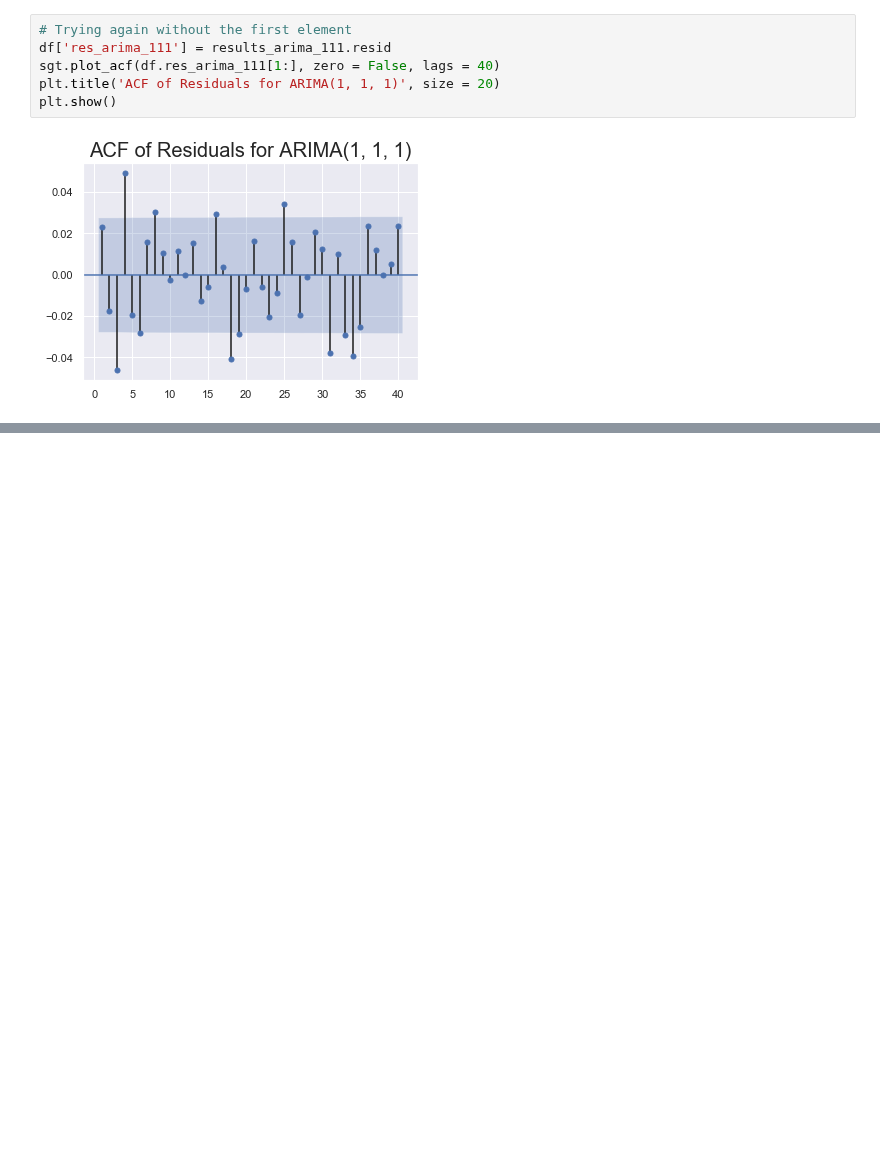
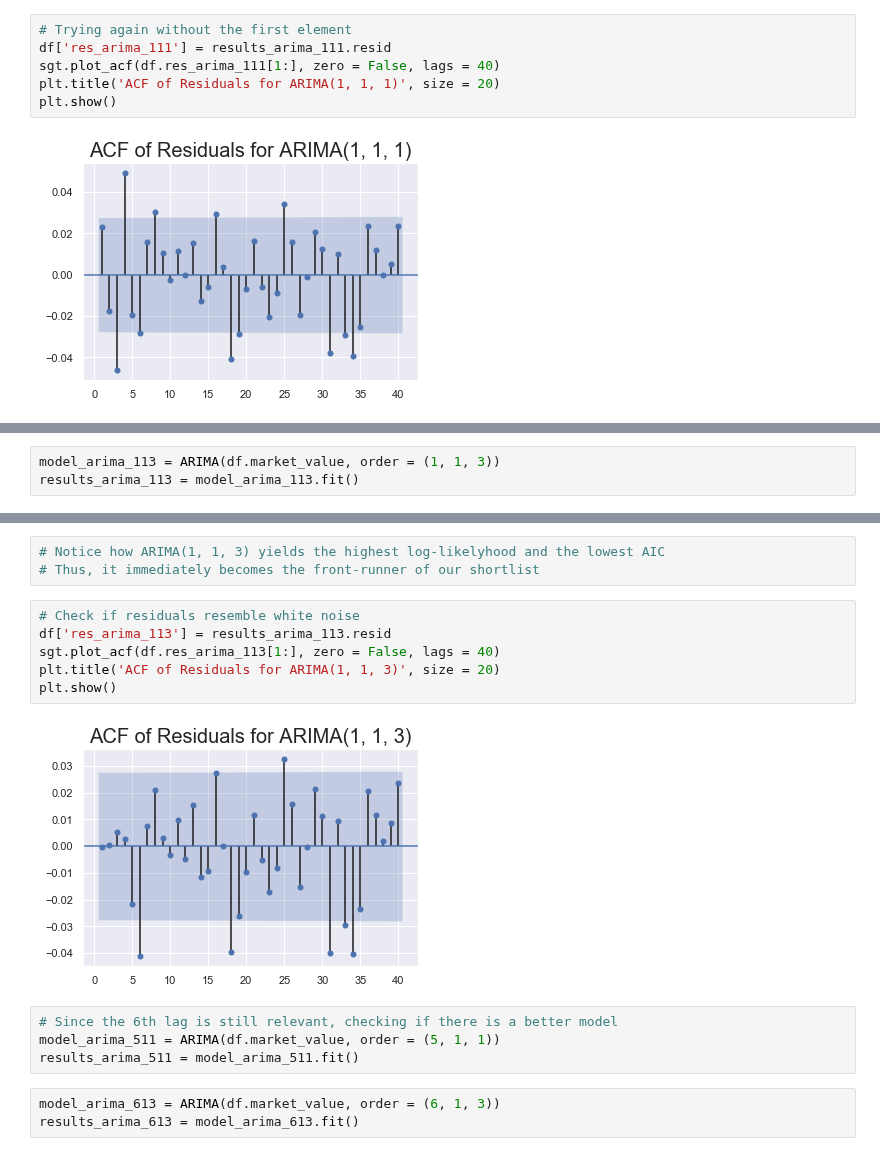
Before and after one commit to pauloteixeirajr/time-series-python, a Jupyter notebook: Autoregressive Integrated Moving Average (ARIMA) Model.ipynb, the cells around one changed output, grey strips where cells are left out. Saved outputs shown, nothing was run; the diff lists cells and outputs as text; blank space fills up the shorter version.

Commit message:
ARIMA Model: Fitting a Higher-Lag ARIMA Model for Prices

```diff
--- a/Autoregressive Integrated Moving Average (ARIMA) Model.ipynb
+++ b/Autoregressive Integrated Moving Average (ARIMA) Model.ipynb
@@ -93,0 +99,3 @@ plt.show()
+# %%
+model_arima_113 = ARIMA(df.market_value, order = (1, 1, 3))
+results_arima_113 = model_arima_113.fit()
@@ -93,0 +125,18 @@ plt.show()
+# %%
+# Notice how ARIMA(1, 1, 3) yields the highest log-likelyhood and the lowest AIC
+# Thus, it immediately becomes the front-runner of our shortlist
+# %%
+# Check if residuals resemble white noise
+df['res_arima_113'] = results_arima_113.resid
+sgt.plot_acf(df.res_arima_113[1:], zero = False, lags = 40)
+plt.title('ACF of Residuals for ARIMA(1, 1, 3)', size = 20)
+plt.show()
+# %% [output]
+[figure, added]
+# %%
+# Since the 6th lag is still relevant, checking if there is a better model
+model_arima_511 = ARIMA(df.market_value, order = (5, 1, 1))
+results_arima_511 = model_arima_511.fit()
+# %%
+model_arima_613 = ARIMA(df.market_value, order = (6, 1, 3))
+results_arima_613 = model_arima_613.fit()
```
Also changed, not shown: parts of 9 cells of this notebook.
